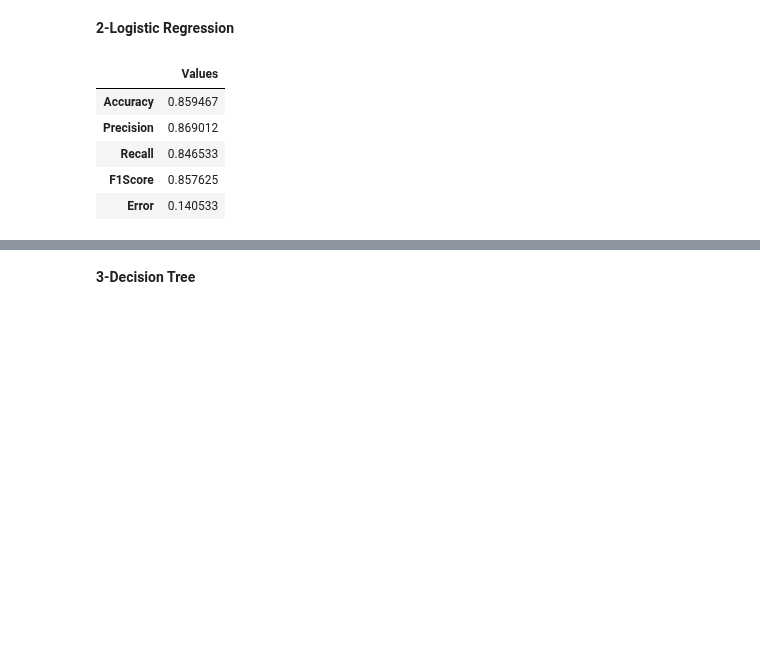
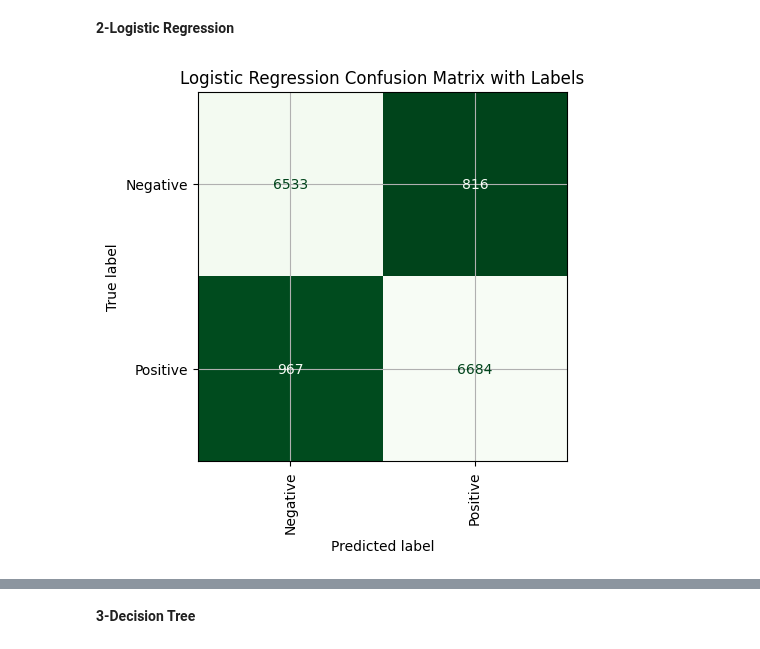
Before and after one commit to Osamah-Anmar-Sami/Sentiment-Analysis, a Jupyter notebook: English Sentiment Analysis/English Sentiment Analysis.ipynb, the cells around one changed output, grey strips where cells are left out. Drawn from its saved outputs; the diff is of its cells as text; code cells hidden in the pictures; blank space fills up the shorter version.

```diff
--- a/English Sentiment Analysis/English Sentiment Analysis.ipynb
+++ b/English Sentiment Analysis/English Sentiment Analysis.ipynb
@@ -318,14 +323,9 @@ metrics_values(model= Naive_Bayes, X_test=X_test_Tfid, y_test=y_test)
 # %% [markdown]
 **2-Logistic Regression**
 # %%
-Model = LogisticRegression()
+Algorithm = LogisticRegression()
 Logistic_Regression = machine_learning_model(algorithm=Algorithm)
-fit_model(model=Logistic_Regression, X_train=X_train_Tfid, y_train=y_train)
-metrics_values(model= Logistic_Regression, X_test=X_test_Tfid, y_test=y_test)
+fit_model(model=Logistic_Regression, X_train=X_train_CV_, y_train=y_train)
+confusion_matrix_(Logistic_Regression, X_test=X_test_CV_, y_test=y_test, name='Logistic Regression')
 # %% [output]
-|  | Values |
-| Accuracy | 0.859467 |
-| Precision | 0.869012 |
-| Recall | 0.846533 |
-| F1Score | 0.857625 |
-| Error | 0.140533 |
+[figure, added]
```
Also changed, not shown: parts of 29 cells of this notebook.
